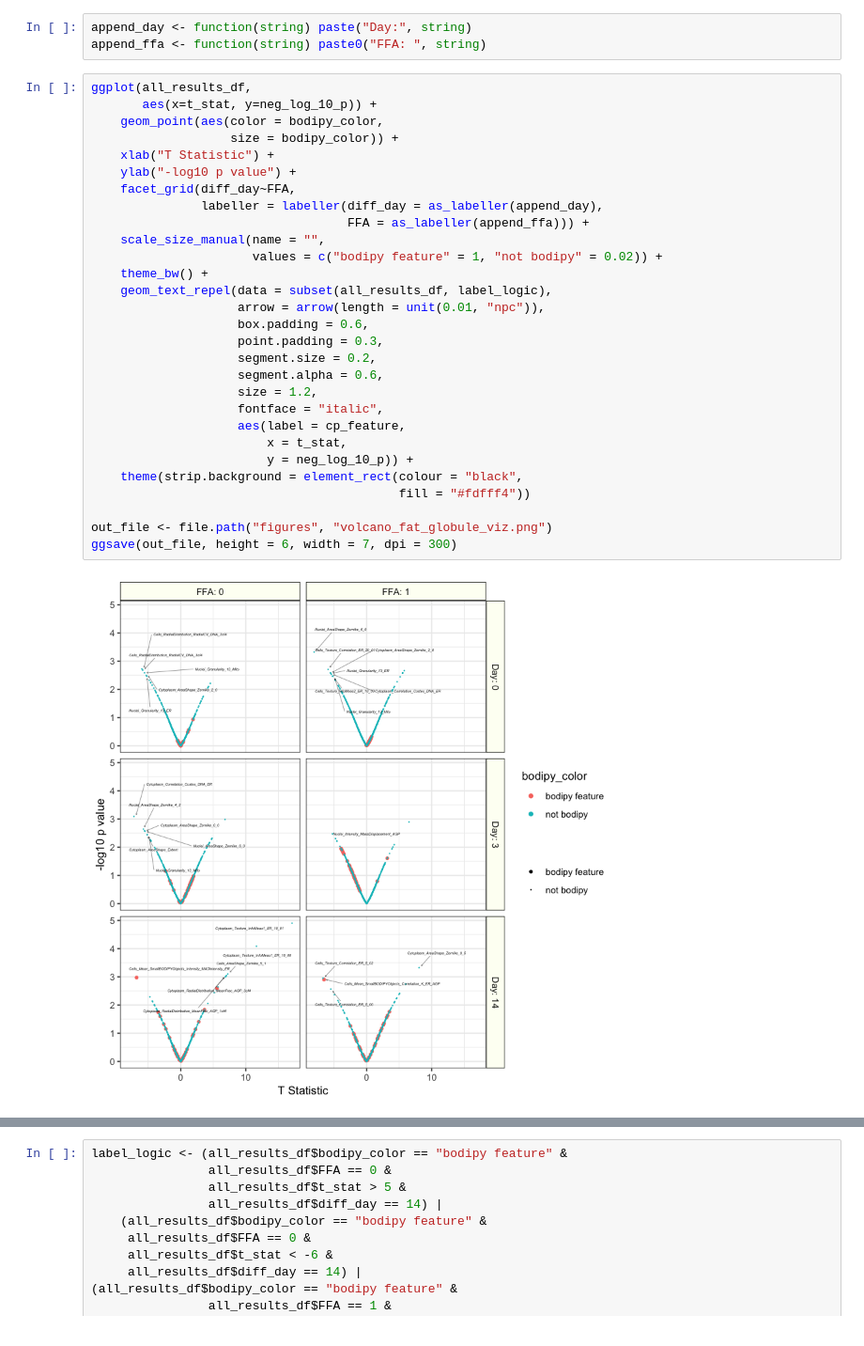
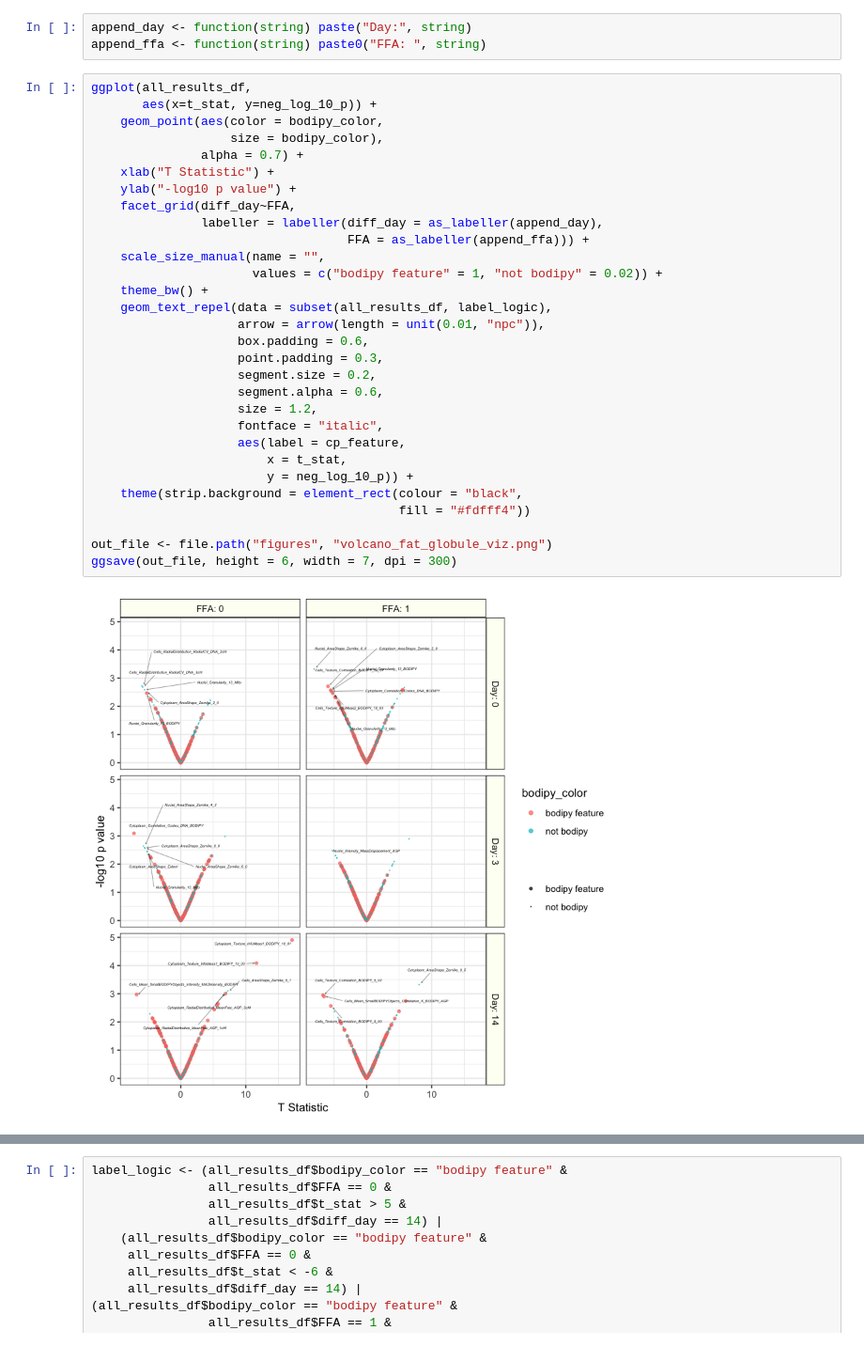
Before and after one commit to broadinstitute/2018_04_12_T2D_V2F_Saadat_Broad, a Jupyter notebook: visualize_fat_globules.ipynb, the cells around one changed output, grey strips where cells are left out. Shown at 94% size. Cells and saved outputs as stored; diff of their text form.

```diff
--- a/visualize_fat_globules.ipynb
+++ b/visualize_fat_globules.ipynb
@@ -34,34 +34,35 @@ append_ffa <- function(string) paste0("FFA: ", string)
 # %%
 ggplot(all_results_df,
        aes(x=t_stat, y=neg_log_10_p)) +
     geom_point(aes(color = bodipy_color,
-                   size = bodipy_color)) +
+                   size = bodipy_color),
+               alpha = 0.7) +
     xlab("T Statistic") +
     ylab("-log10 p value") +
     facet_grid(diff_day~FFA,
                labeller = labeller(diff_day = as_labeller(append_day),
                                    FFA = as_labeller(append_ffa))) +
     scale_size_manual(name = "",
                       values = c("bodipy feature" = 1, "not bodipy" = 0.02)) +
     theme_bw() +
     geom_text_repel(data = subset(all_results_df, label_logic),
                     arrow = arrow(length = unit(0.01, "npc")),
                     box.padding = 0.6,
                     point.padding = 0.3,
                     segment.size = 0.2,
                     segment.alpha = 0.6,
                     size = 1.2,
                     fontface = "italic",
                     aes(label = cp_feature,
                         x = t_stat,
                         y = neg_log_10_p)) +
     theme(strip.background = element_rect(colour = "black",
                                           fill = "#fdfff4"))
 
 out_file <- file.path("figures", "volcano_fat_globule_viz.png")
 ggsave(out_file, height = 6, width = 7, dpi = 300)
 # %% [output]
-[figure, old version]
+[figure, new version]
 # %%
 subset_results_df <- all_results_df %>%
     dplyr::filter(diff_day == "14", FFA == 0)
```
Also changed, not shown: parts of 2 cells of this notebook, 4 other files.
